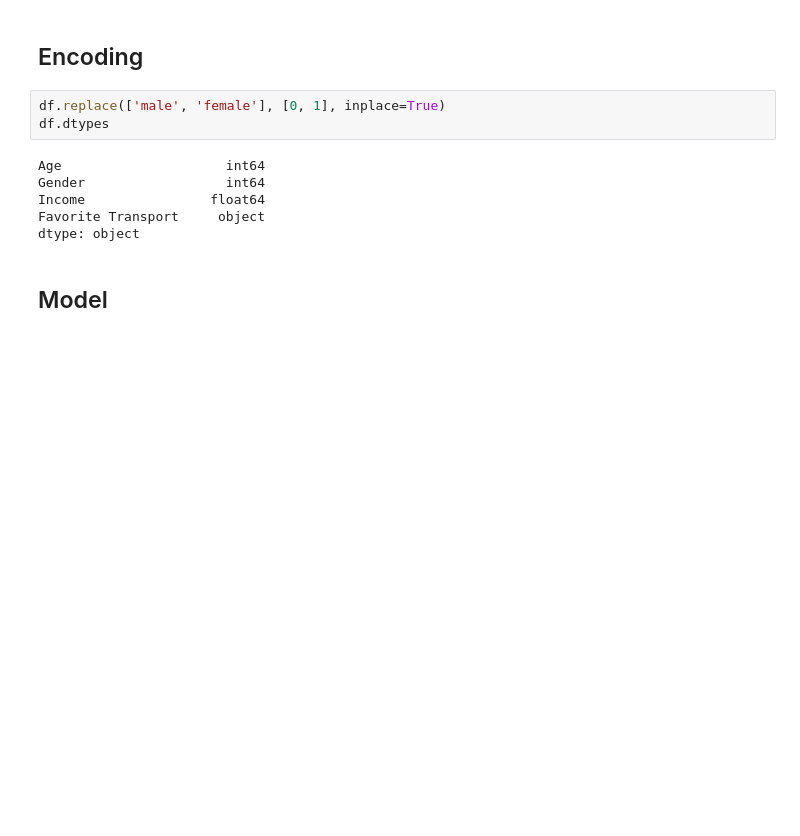
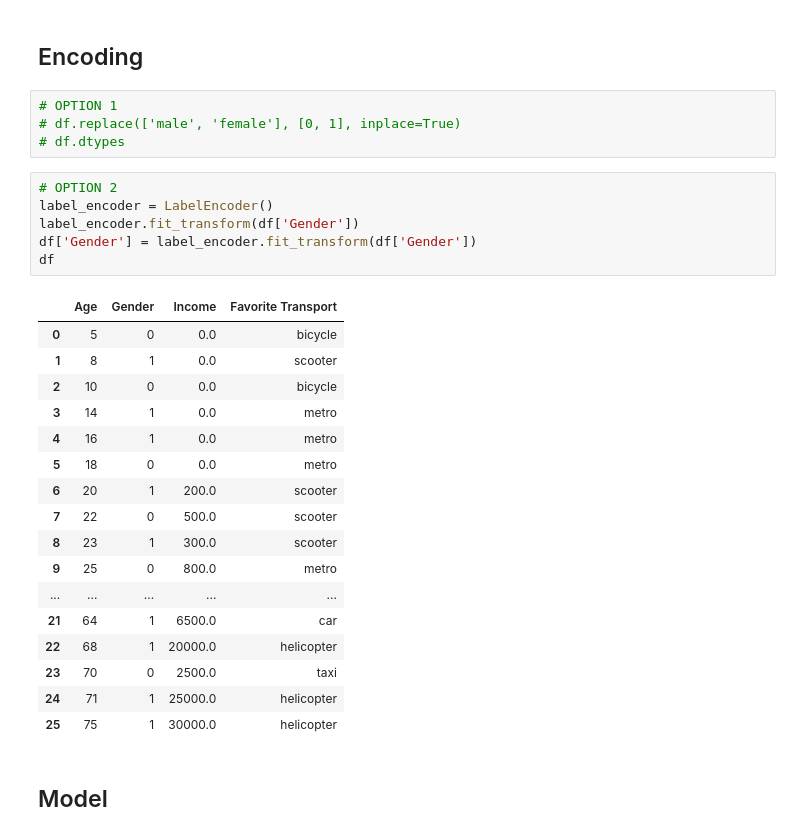
Before and after one commit to S0fft/Learning-Lab, a Jupyter notebook: data_since-machine_learning/scikit-learn/scikit_prediction_and_evaluation.ipynb, the cells around one changed output. Drawn from its saved outputs; the diff is of its cells as text; blank space fills up the shorter version.

```diff
--- a/data_since-machine_learning/scikit-learn/scikit_prediction_and_evaluation.ipynb
+++ b/data_since-machine_learning/scikit-learn/scikit_prediction_and_evaluation.ipynb
@@ -91,14 +107,33 @@ df
 # %% [markdown]
 ## Encoding
 # %%
-df.replace(['male', 'female'], [0, 1], inplace=True)
-df.dtypes
+# OPTION 1
+# df.replace(['male', 'female'], [0, 1], inplace=True)
+# df.dtypes
-# %% [output]
-Age                     int64
-Gender                  int64
-Income                float64
-Favorite Transport     object
-dtype: object
+# %%
+# OPTION 2
+label_encoder = LabelEncoder()
+label_encoder.fit_transform(df['Gender'])
+df['Gender'] = label_encoder.fit_transform(df['Gender'])
+df
+# %% [output]
+|  | Age | Gender | Income | Favorite Transport |
+| 0 | 5 | 0 | 0.0 | bicycle |
+| 1 | 8 | 1 | 0.0 | scooter |
+| 2 | 10 | 0 | 0.0 | bicycle |
+| 3 | 14 | 1 | 0.0 | metro |
+| 4 | 16 | 1 | 0.0 | metro |
+| 5 | 18 | 0 | 0.0 | metro |
+| 6 | 20 | 1 | 200.0 | scooter |
+| 7 | 22 | 0 | 500.0 | scooter |
+| 8 | 23 | 1 | 300.0 | scooter |
+| 9 | 25 | 0 | 800.0 | metro |
+| ... | ... | ... | ... | ... |
+| 21 | 64 | 1 | 6500.0 | car |
+| 22 | 68 | 1 | 20000.0 | helicopter |
+| 23 | 70 | 0 | 2500.0 | taxi |
+| 24 | 71 | 1 | 25000.0 | helicopter |
+| 25 | 75 | 1 | 30000.0 | helicopter |
 # %% [markdown]
 ## Model
 # %%
```
Also changed, not shown: parts of 3 cells of this notebook.
